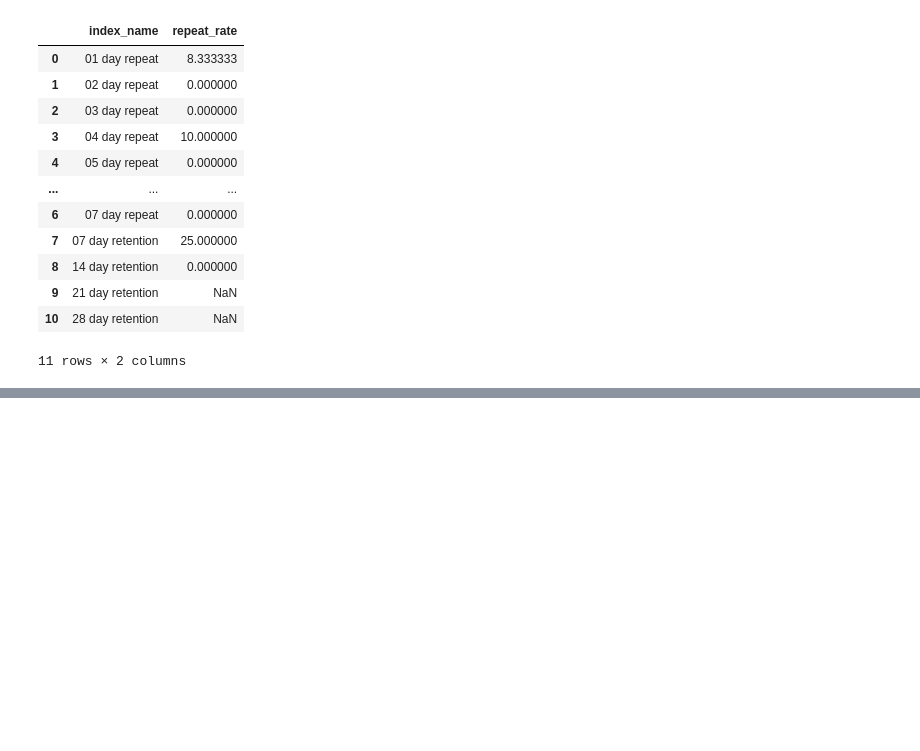
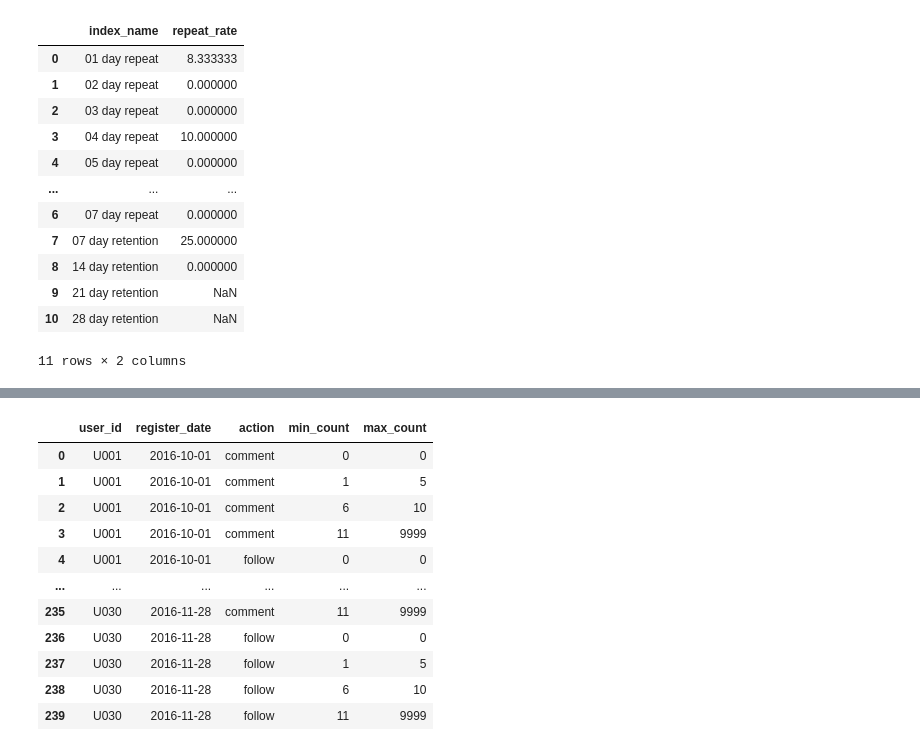
Before and after one commit to mittwoch09/Today-I-Learned, a Jupyter notebook: DataAnalysis/data_extraction_to_understand_users_2.ipynb, the cells around one changed output, grey strips where cells are left out. Cells and saved outputs as stored; diff of their text form; code cells hidden in the pictures; blank space fills up the shorter version.

Commit message:
Data Extraction to Understand Users

```diff
--- a/DataAnalysis/data_extraction_to_understand_users_2.ipynb
+++ b/DataAnalysis/data_extraction_to_understand_users_2.ipynb
@@ -681,0 +998,94 @@ select(query_1212)
+# %%
+query_1216 = """
+        WITH
+        repeat_interval(index_name, interval_begin_date, interval_end_date) AS (
+         VALUES
+            ('14 day retention', 8, 14)
+        )
+        , action_log_with_index_date AS (
+          SELECT
+             u.user_id
+           , u.register_date
+           , CAST(a.stamp AS date) AS action_date
+           , MAX(CAST(a.stamp AS date)) OVER() AS latest_date
+           , r.index_name
+             -- 지표의 대상 기간 시작일과 종류일 계산하기
+           , CAST(u.register_date::date + '1 day'::interval * r.interval_begin_date AS date)
+             AS index_begin_date
+           , CAST(u.register_date::date + '1 day'::interval * r.interval_end_date AS date)
+             AS index_end_date
+          FROM
+             mst_users AS u
+          LEFT OUTER JOIN
+             action_log AS a
+          ON u.user_id = a.user_id
+          CROSS JOIN
+             repeat_interval AS r
+        )
+        , user_action_flag AS (
+          SELECT
+             user_id
+           , register_date
+           , index_name
+             -- 4. 지표의 대상 기간에 액션을 했는지 플래그로 나타내기
+           , SIGN(
+              -- 3. 사용자별로 대상 기간에 한 액션의 합계 구하기
+              SUM(
+               -- 2. 대상 기간의 종료일이 로그의 최신 날짜 이전인지 확인하기
+               CASE WHEN index_end_date <= latest_date THEN
+                -- 1. 지표의 대상 기간에 액션을 했다면 1, 안 했다면 0 지정하기
+                CASE WHEN action_date BETWEEN index_begin_date AND index_end_date
+                 THEN 1 ELSE 0 END
+               END
+              )
+           ) AS index_date_action
+          FROM
+             action_log_with_index_date
+          GROUP BY
+             user_id, register_date, index_name, index_begin_date, index_end_date
+        )
+        , mst_action_bucket(action, min_count, max_count) AS (
+          VALUES
+            ('comment',  0,    0)
+          , ('comment',  1,    5)
+          , ('comment',  6,   10)
+          , ('comment', 11, 9999) -- 최대값으로 간단하게 9999 입력
+          , ('follow' ,  0,    0)
+          , ('follow' ,  1,    5)
+          , ('follow' ,  6,   10)
+          , ('follow' , 11, 9999)
+        )
+        , mst_user_action_bucket AS (
+          SELECT
+             u.user_id
+           , u.register_date
+           , a.action
+           , a.min_count
+           , a.max_count
+          FROM
+             mst_users AS u
+          CROSS JOIN
+             mst_action_bucket AS a
+        )
+        SELECT *
+        FROM
+           mst_user_action_bucket
+        ORDER BY
+           user_id, action, min_count
+        ;
+        """
+
+select(query_1216)
+# %% [output]
+|  | user_id | register_date | action | min_count | max_count |
+| 0 | U001 | 2016-10-01 | comment | 0 | 0 |
+| 1 | U001 | 2016-10-01 | comment | 1 | 5 |
+| 2 | U001 | 2016-10-01 | comment | 6 | 10 |
+| 3 | U001 | 2016-10-01 | comment | 11 | 9999 |
+| 4 | U001 | 2016-10-01 | follow | 0 | 0 |
+| ... | ... | ... | ... | ... | ... |
+| 235 | U030 | 2016-11-28 | comment | 11 | 9999 |
+| 236 | U030 | 2016-11-28 | follow | 0 | 0 |
+| 237 | U030 | 2016-11-28 | follow | 1 | 5 |
+| 238 | U030 | 2016-11-28 | follow | 6 | 10 |
+| 239 | U030 | 2016-11-28 | follow | 11 | 9999 |
```
Also changed, not shown: parts of 16 cells of this notebook.
